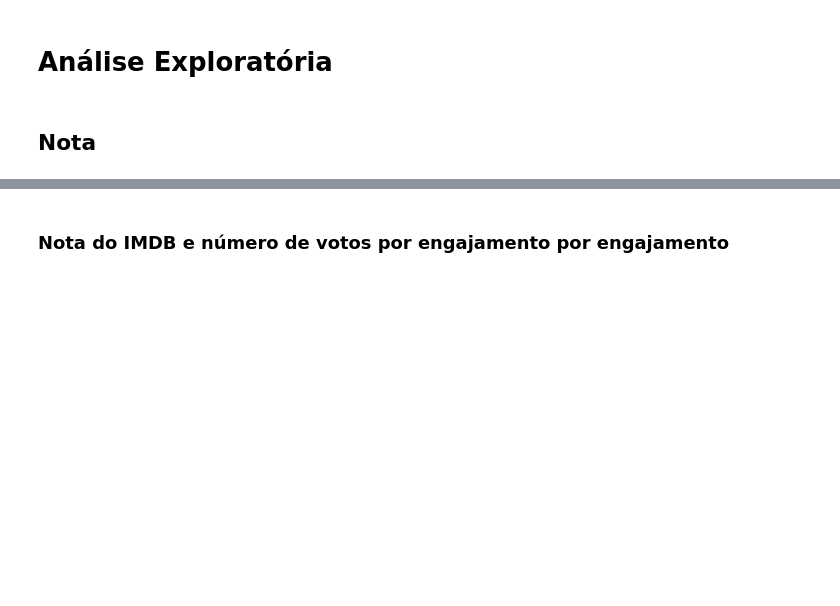
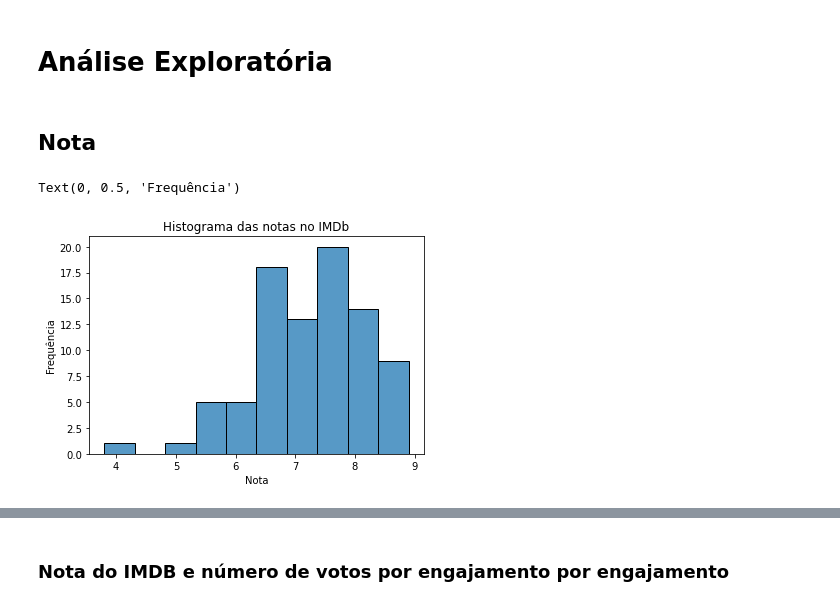
Before and after one commit to mariamaOlive/projeto-sidi-residencia, a Jupyter notebook: analise_exploratoria.ipynb, the cells around one changed output, grey strips where cells are left out. Drawn from its saved outputs; the diff is of its cells as text; code cells hidden in the pictures; blank space fills up the shorter version.

```diff
--- a/analise_exploratoria.ipynb
+++ b/analise_exploratoria.ipynb
@@ -66 +122,9 @@ sns.histplot(data=dados, x="Nota")
+# %%
+nota1 = sns.histplot(data=dados, x="Nota")
+
+nota1.set_title('Histograma das notas no IMDb')
+nota1.set_ylabel('Frequência')
+# %% [output]
+Text(0, 0.5, 'Frequência')
+[figure, added]
 # %%
```
Also changed, not shown: parts of 39 cells of this notebook.
